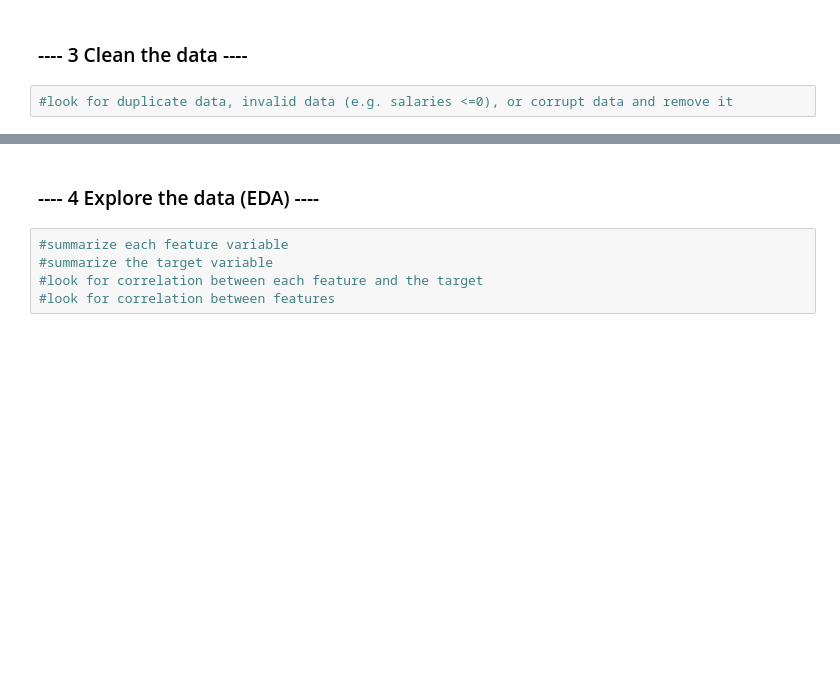
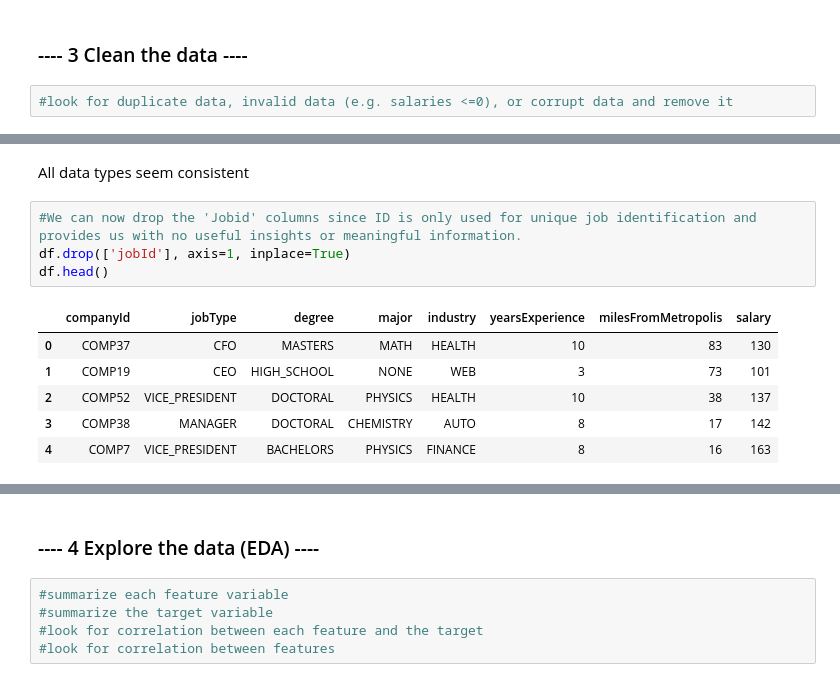
Before and after one commit to SophiaBouchama/salary-prediction-portfolio, a Jupyter notebook: Salary Prediction Notebook.ipynb, the cells around one changed output, grey strips where cells are left out. Saved outputs shown, nothing was run; the diff lists cells and outputs as text; blank space fills up the shorter version.

```diff
--- a/Salary Prediction Notebook.ipynb
+++ b/Salary Prediction Notebook.ipynb
@@ -27,0 +109,13 @@ __email__ = "your email here"
+# %% [markdown]
+All data types seem consistent
+# %%
+#We can now drop the 'Jobid' columns since ID is only used for unique job identification and provides us with no useful insights or meaningful information.
+df.drop(['jobId'], axis=1, inplace=True)
+df.head()
+# %% [output]
+|  | companyId | jobType | degree | major | industry | yearsExperience | milesFromMetropolis | salary |
+| 0 | COMP37 | CFO | MASTERS | MATH | HEALTH | 10 | 83 | 130 |
+| 1 | COMP19 | CEO | HIGH_SCHOOL | NONE | WEB | 3 | 73 | 101 |
+| 2 | COMP52 | VICE_PRESIDENT | DOCTORAL | PHYSICS | HEALTH | 10 | 38 | 137 |
+| 3 | COMP38 | MANAGER | DOCTORAL | CHEMISTRY | AUTO | 8 | 17 | 142 |
+| 4 | COMP7 | VICE_PRESIDENT | BACHELORS | PHYSICS | FINANCE | 8 | 16 | 163 |
```
Also changed, not shown: parts of 28 cells of this notebook, 2 other files.
